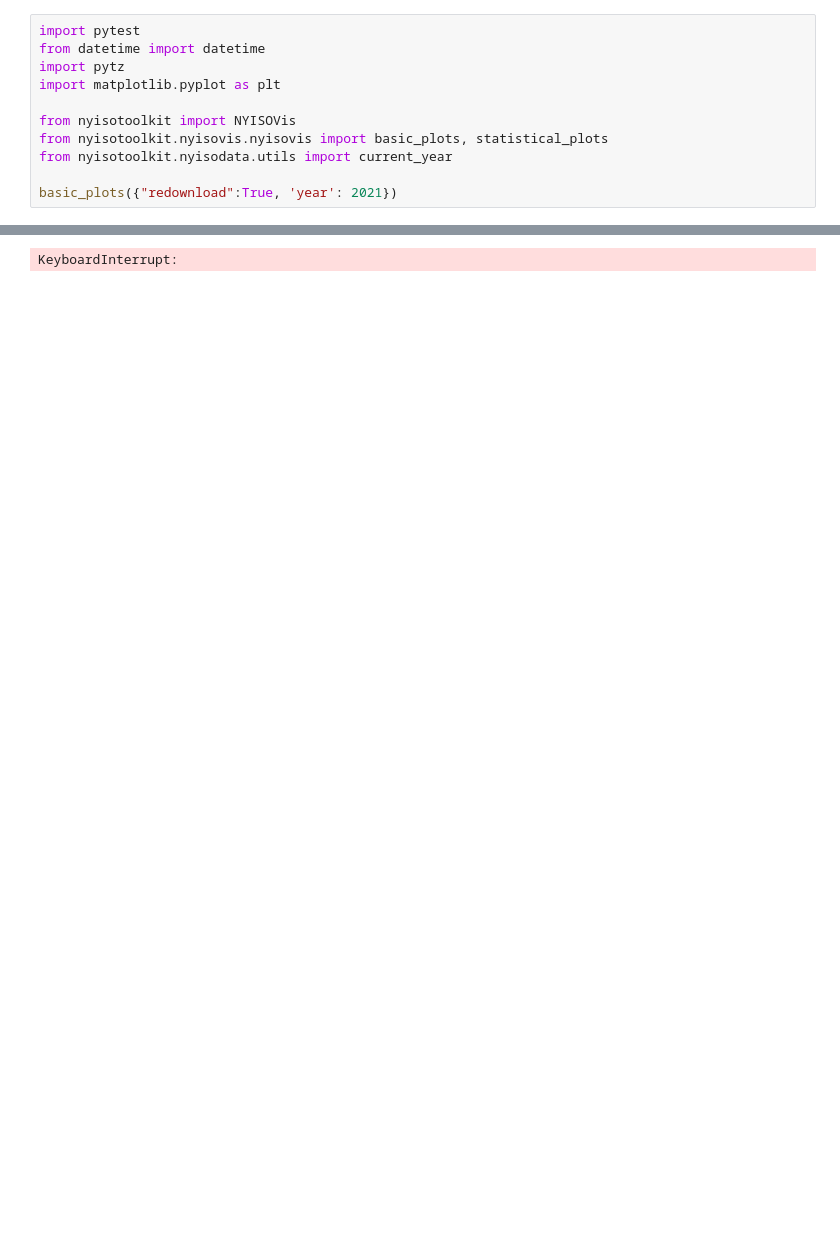
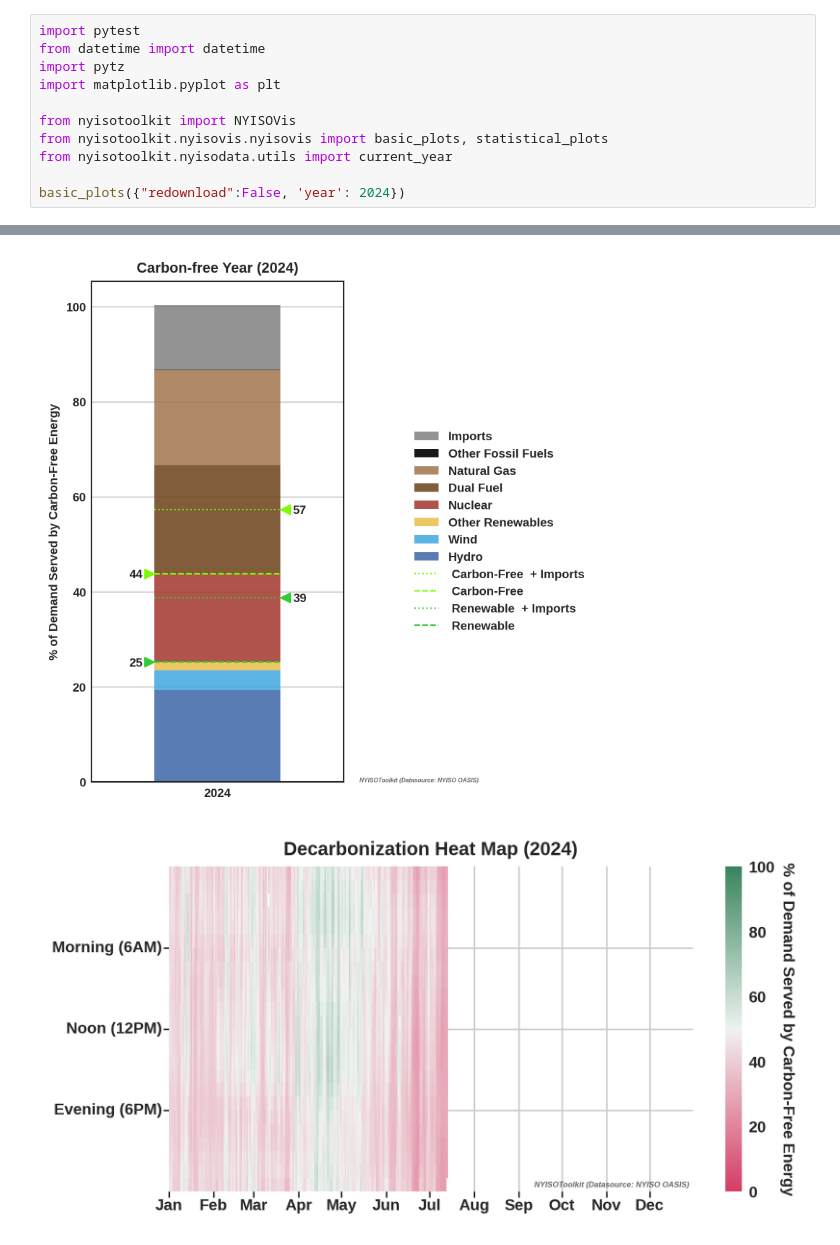
Before and after one commit to m4rz910/NYISOToolkit, a Jupyter notebook: notebooks/simple.ipynb, the cells around one changed output, grey strips where cells are left out. Saved outputs shown, nothing was run; the diff lists cells and outputs as text; blank space fills up the shorter version.

```diff
--- a/notebooks/simple.ipynb
+++ b/notebooks/simple.ipynb
@@ -8,5 +8,5 @@ from nyisotoolkit import NYISOVis
 from nyisotoolkit.nyisovis.nyisovis import basic_plots, statistical_plots
 from nyisotoolkit.nyisodata.utils import current_year
 
-basic_plots({"redownload":True, 'year': 2021})
+basic_plots({"redownload":False, 'year': 2024})
 # %% [output]
@@ -14 +13,2 @@ Downloading 2021 fuel_mix_5m...Completed!
-KeyboardInterrupt:
+[figure, added]
+[figure, added]
```
Also changed, not shown: parts of 1 cell of this notebook, 11 other files.
